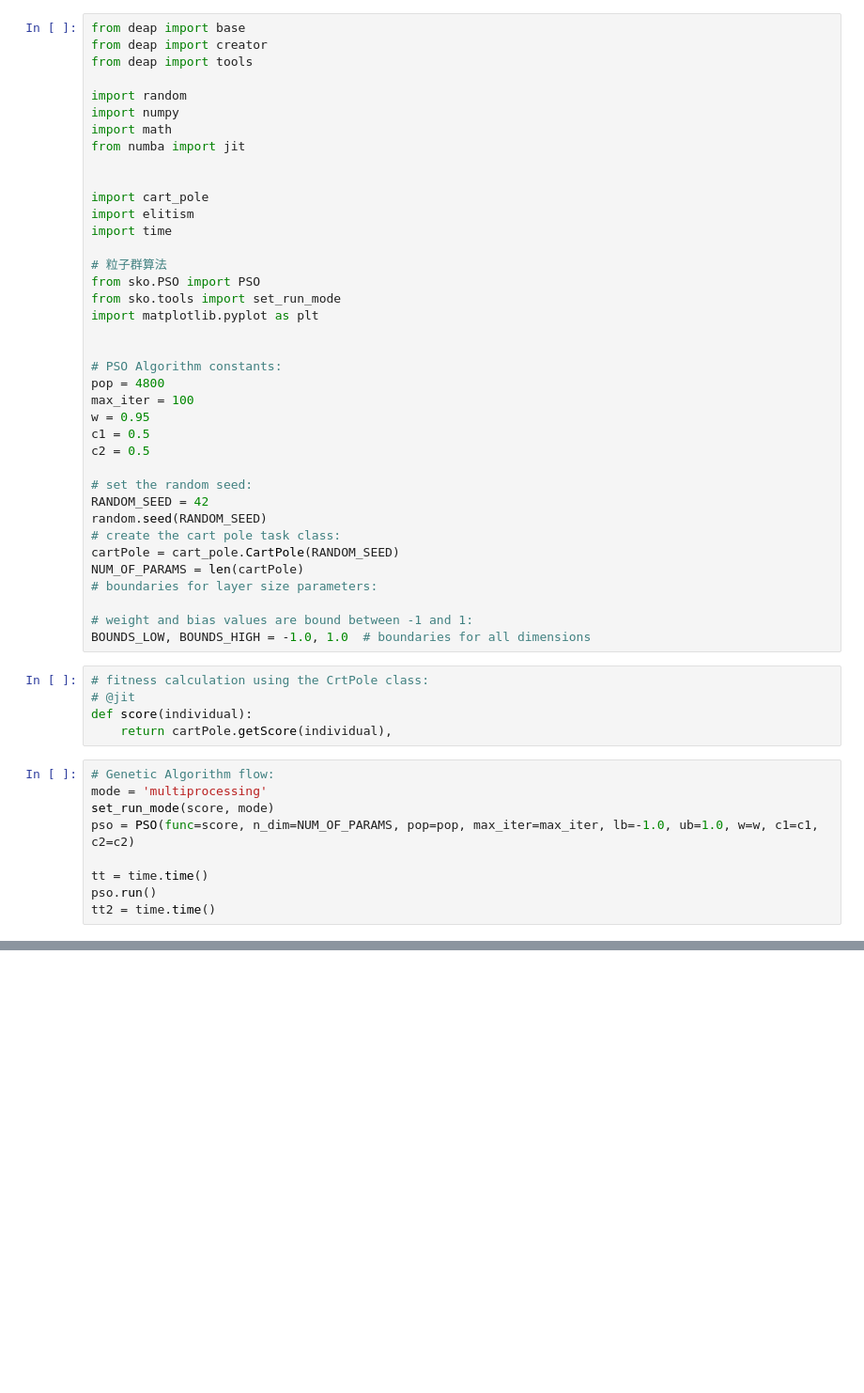
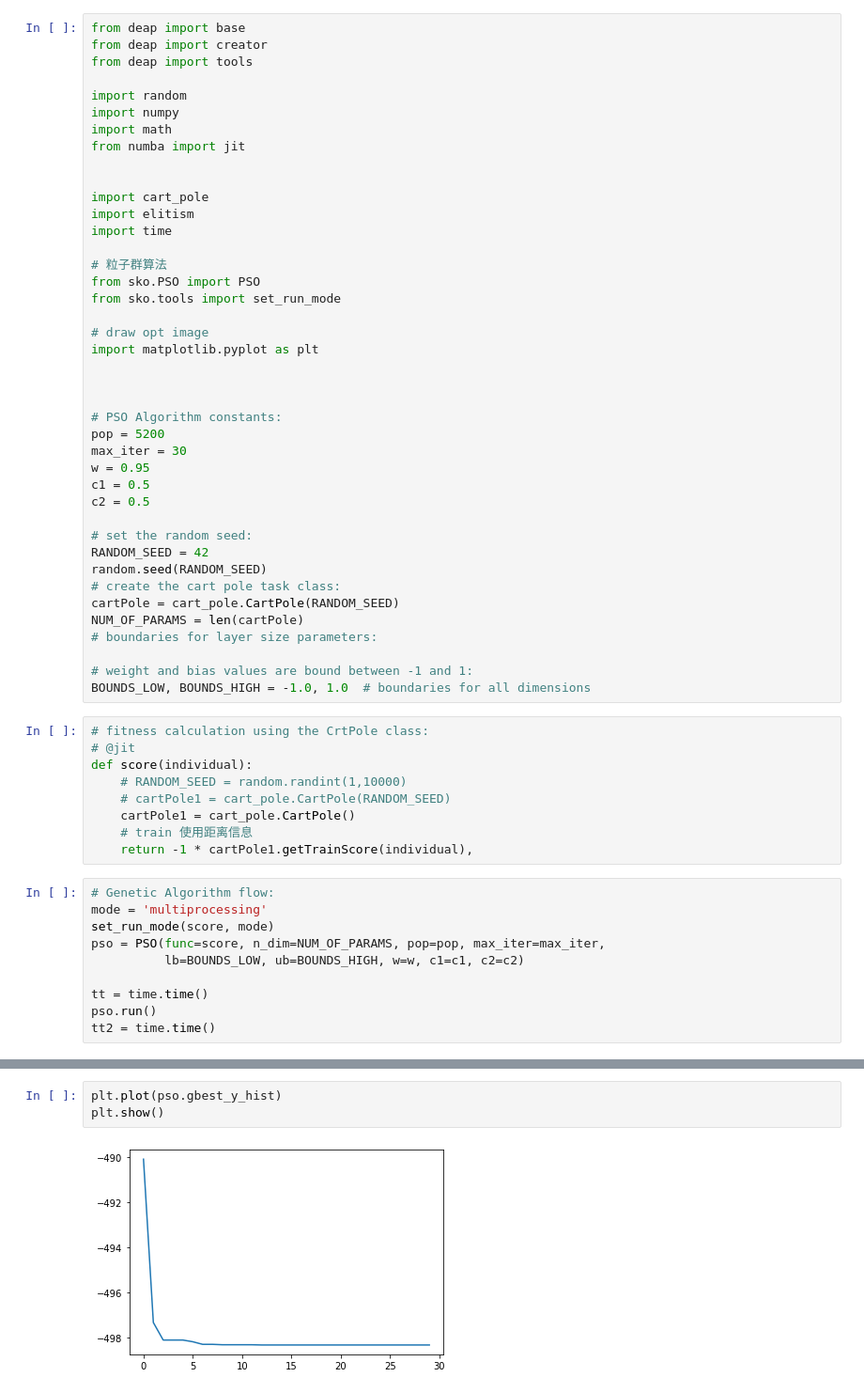
Before and after one commit to uniartisan/Computational_Intelligence_Code, a Jupyter notebook: 02-solve-cart-pole-2.ipynb, the cells around one changed output, grey strips where cells are left out. Shown at 94% size. Drawn from its saved outputs; the diff is of its cells as text; blank space fills up the shorter version.

```diff
--- a/02-solve-cart-pole-2.ipynb
+++ b/02-solve-cart-pole-2.ipynb
@@ -16,12 +19,15 @@ import time
 # 粒子群算法
 from sko.PSO import PSO
 from sko.tools import set_run_mode
+
+# draw opt image
 import matplotlib.pyplot as plt
 
 
+
 # PSO Algorithm constants:
-pop = 4800
-max_iter = 100
+pop = 5200
+max_iter = 30
 w = 0.95
 c1 = 0.5
 c2 = 0.5
@@ -40,12 +46,17 @@ BOUNDS_LOW, BOUNDS_HIGH = -1.0, 1.0  # boundaries for all dimensions
 # fitness calculation using the CrtPole class:
 # @jit
 def score(individual):
-    return cartPole.getScore(individual),
+    # RANDOM_SEED = random.randint(1,10000)
+    # cartPole1 = cart_pole.CartPole(RANDOM_SEED)
+    cartPole1 = cart_pole.CartPole()
+    # train 使用距离信息
+    return -1 * cartPole1.getTrainScore(individual),
 # %%
 # Genetic Algorithm flow:
 mode = 'multiprocessing'
 set_run_mode(score, mode)
-pso = PSO(func=score, n_dim=NUM_OF_PARAMS, pop=pop, max_iter=max_iter, lb=-1.0, ub=1.0, w=w, c1=c1, c2=c2)
+pso = PSO(func=score, n_dim=NUM_OF_PARAMS, pop=pop, max_iter=max_iter,
+          lb=BOUNDS_LOW, ub=BOUNDS_HIGH, w=w, c1=c1, c2=c2)
 
 tt = time.time()
 pso.run()
@@ -71,0 +149,5 @@ print("Avg. score = ", sum(scores) / len(scores))
+# %%
+plt.plot(pso.gbest_y_hist)
+plt.show()
+# %% [output]
+[figure, added]
```
Also changed, not shown: parts of 5 cells of this notebook, 2 other files.
